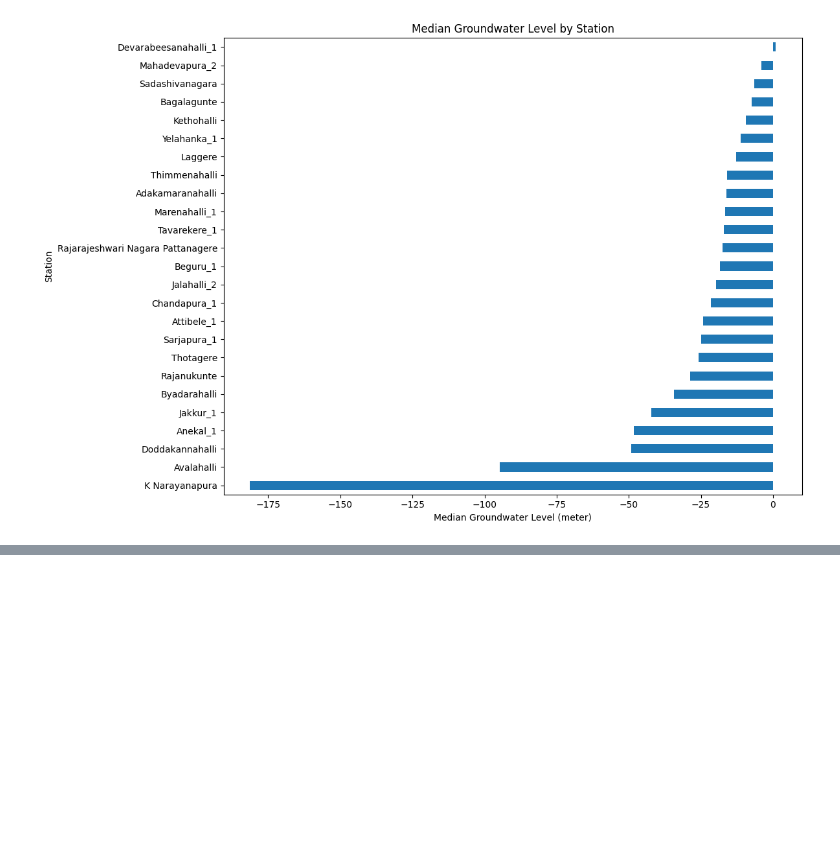
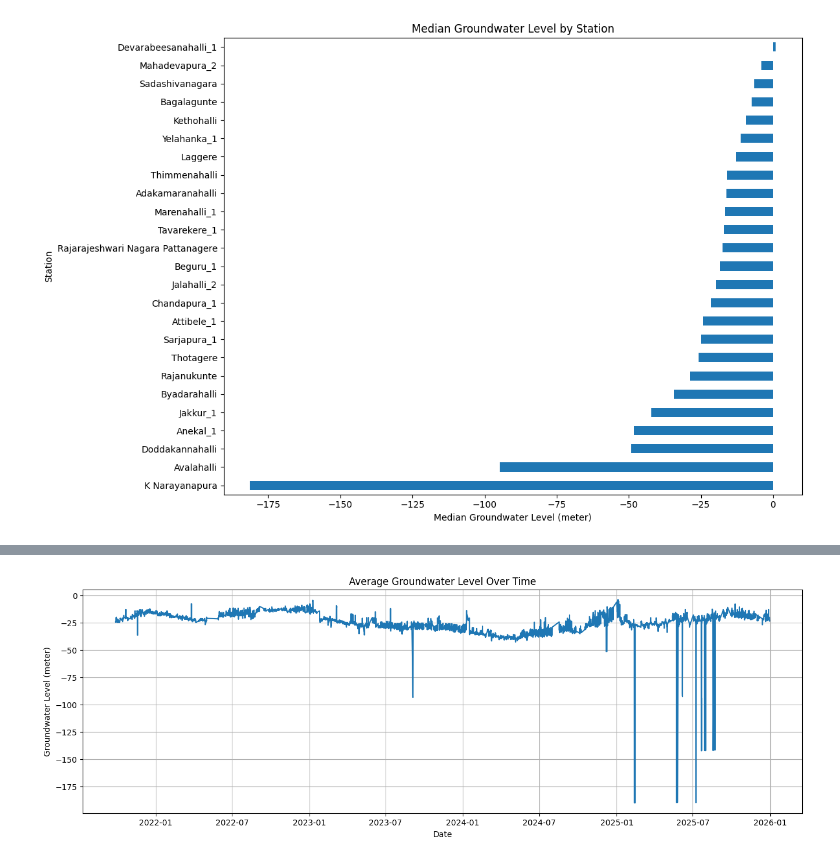
Before and after one commit to Koushik23R/groundwater-ai, a Jupyter notebook: notebooks/03_exploratory_data_analysis.ipynb, the cells around one changed output, grey strips where cells are left out. Cells and saved outputs as stored; diff of their text form; code cells hidden in the pictures; blank space fills up the shorter version.

```diff
--- a/notebooks/03_exploratory_data_analysis.ipynb
+++ b/notebooks/03_exploratory_data_analysis.ipynb
@@ -190,0 +345,18 @@ plt.show()
+# %%
+plt.figure(figsize=(16,5))
+
+daily = (
+    df.groupby('Data Acquisition Time')
+      ['Groundwater Level Telemetry 6 Hourly (meter)']
+      .mean()
+)
+
+plt.plot(daily.index, daily.values)
+
+plt.title('Average Groundwater Level Over Time')
+plt.xlabel('Date')
+plt.ylabel('Groundwater Level (meter)')
+plt.grid(True)
+plt.show()
+# %% [output]
+[figure, added]
```
Also changed, not shown: parts of 21 cells of this notebook.
